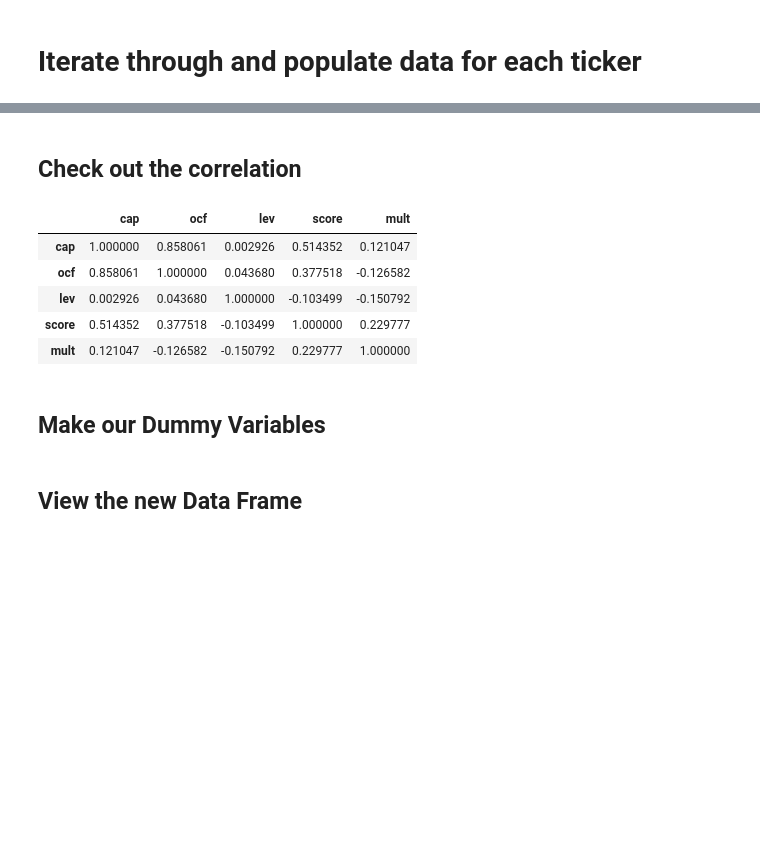
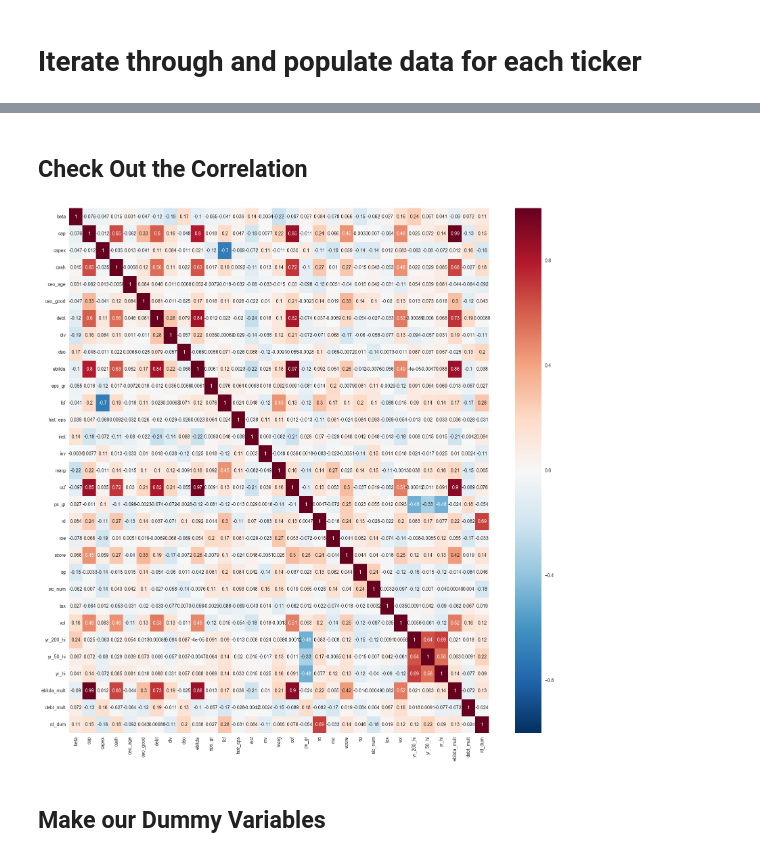
Before and after one commit to hh2010/metis_hasan, a Jupyter notebook: projects/02-luther/luther_hh.ipynb, the cells around one changed output, grey strips where cells are left out. Drawn from its saved outputs; the diff is of its cells as text; code cells hidden in the pictures; blank space fills up the shorter version.

```diff
--- a/projects/02-luther/luther_hh.ipynb
+++ b/projects/02-luther/luther_hh.ipynb
@@ -224,0 +206,11 @@ for t in tqdm(ticks):
+# %%
+# df = pd.DataFrame({'ticker': ticky, 'cash': cash, 'debt': debt, 'ebitda': ebitda, 'cap': cap, 'sic_num': sic_num,
+#                    'ceo_good': ceo_good, 'ceo_age': ceo_age, 'score': score, 'ocf': ocf, 'inv': inv, 'capex': capex,
+#                    'fcf': fcf, 'div': div, 'hist_eps': hist_eps, 'marg': marg, 'beta': beta, 'inst': inst,
+#                    'yr_hi': yr_hi, 'yr_200_hi': yr_200_hi, 'yr_50_hi': yr_50_hi, 'vol': vol, 'px_gr': px_gr,
+#                    'eps_gr': eps_gr, 'sg': sg, 'rd': rd, 'tax': tax, 'roe': roe, 'dso': dso})
+# df.to_csv('df.csv')
+# df.to_pickle('df.pkl')
+# df = pd.read_pickle('df.pkl')
+df = pd.read_pickle('df_1000.pkl')
+df
@@ -224,0 +238,7 @@ for t in tqdm(ticks):
+# %%
+# Create EBITDA multiple and leverage multiple columns
+df['ebitda_mult'] = (df['cap'] + df['debt'] - df['cash']/df['ebitda'])
+df['debt_mult'] = (df['debt']/df['ebitda'])
+
+# Create R&D dummy variable column
+df['rd_dum'] = [1 if x != 0 else 0 for x in df['rd']]
@@ -370,13 +344,9 @@ df.plot('mult', 'lev', kind='scatter');
 # %% [markdown]
-## **Check out the correlation**
+## **Check Out the Correlation**
-# %%
-df.corr()
-# %% [output]
-|  | cap | ocf | lev | score | mult |
-| cap | 1.000000 | 0.858061 | 0.002926 | 0.514352 | 0.121047 |
-| ocf | 0.858061 | 1.000000 | 0.043680 | 0.377518 | -0.126582 |
-| lev | 0.002926 | 0.043680 | 1.000000 | -0.103499 | -0.150792 |
-| score | 0.514352 | 0.377518 | -0.103499 | 1.000000 | 0.229777 |
-| mult | 0.121047 | -0.126582 | -0.150792 | 0.229777 | 1.000000 |
+# %%
+fig, ax = plt.subplots(figsize=(20,20))
+sns.heatmap(df_clean.corr(), annot=True, ax=ax);
+# %% [output]
+[figure, added]
 # %% [markdown]
 ## **Make our Dummy Variables**
@@ -389,2 +352,0 @@ df_dum = df_dum.join(sic_dum)
-# %% [markdown]
-## **View the new Data Frame**
```
Also changed, not shown: parts of 41 cells of this notebook, 10 other files.
